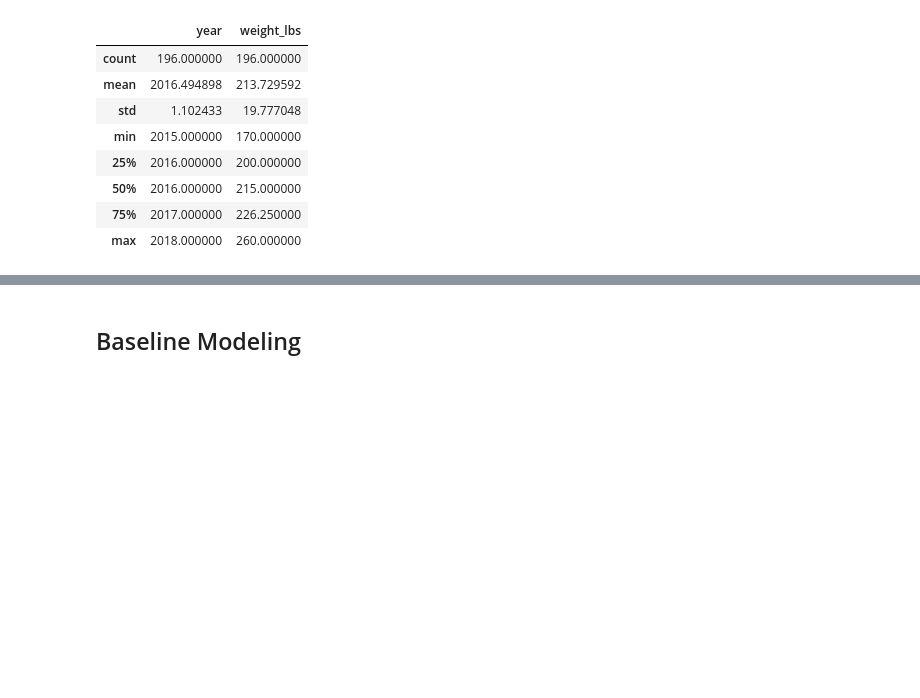
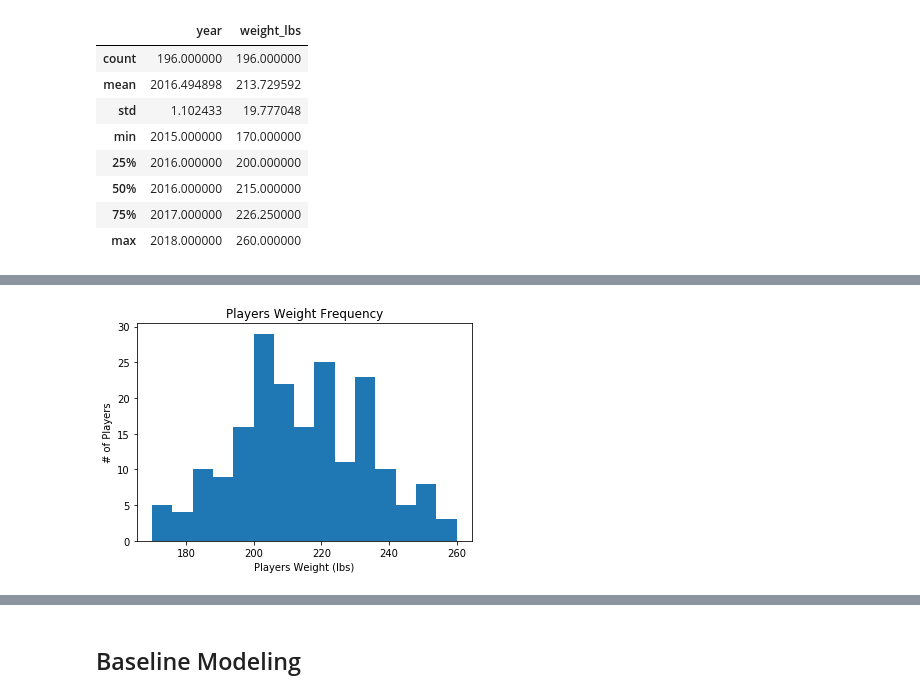
Before and after one commit to SQLDataNinja/pyDataScienceAdventure, a Jupyter notebook: SampleProject_BaseballAnalysis.ipynb, the cells around one changed output, grey strips where cells are left out. Saved outputs shown, nothing was run; the diff lists cells and outputs as text; code cells hidden in the pictures; blank space fills up the shorter version.

```diff
--- a/SampleProject_BaseballAnalysis.ipynb
+++ b/SampleProject_BaseballAnalysis.ipynb
@@ -66,0 +74,13 @@ print(df_rosters_pirates.tail())
+# %%
+# Feet to Inches convert function
+fn_height_convert = lambda x: int(x.split('-')[0])*12 + int(x.split('-')[1])
+
+# Clean Height column by converting string representation of feet to numeric representation of inches: height_inc
+df_rosters_pirates['Height (Inches)'] = df_rosters_pirates['Height'].apply(fn_height_convert)
+
+# Remove original Height column from dataframe
+df_rosters_pirates.drop('Height', axis=1, inplace=True)
+
+# Test
+print(df_rosters_pirates.head())
+#int(df_rosters_pirates.Height.str.split('-').get(0))* 12 + int(df_rosters_pirates.Height.str.split('-').get(1))
@@ -297,0 +337,9 @@ df_rosters_pirates.describe()
+# %%
+# Histogram to visually explore continuous data counts
+hist = plt.hist(df_rosters_pirates.weight_lbs, bins = 15)
+hist = plt.ylabel('# of Players')
+hist = plt.xlabel('Player''s Weight (lbs)')
+hist = plt.title('Player''s Weight Frequency')
+plt.show()
+# %% [output]
+[figure, added]
```
Also changed, not shown: parts of 8 cells of this notebook, 1 other file.
